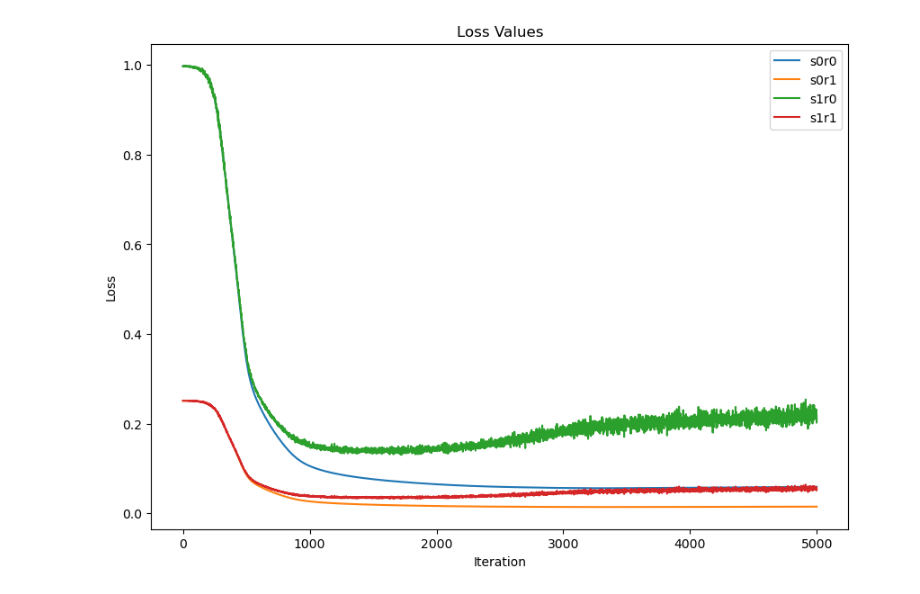
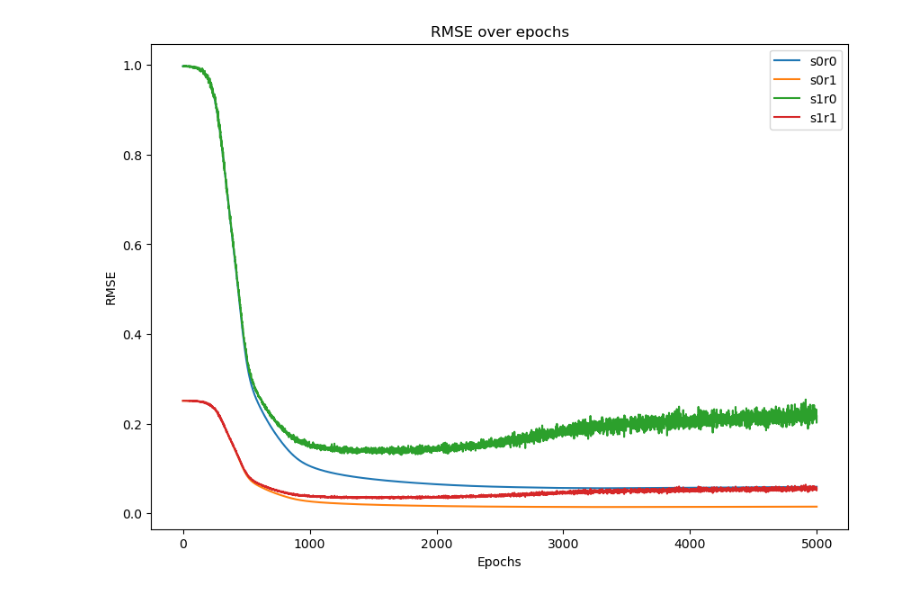
Before and after one commit to liwenlin664477/Probability-Surrogate-Learning, a Jupyter notebook: Multi-Fidelity-High-Order-Gaussian-Processes-for-Physical-Simulation/DGP_hd/test_Multi-Fidelity-High-Order-Gaussian-Processes-for-Physical-Simulation.ipynb, the cells around one changed output. Saved outputs shown, nothing was run; the diff lists cells and outputs as text; code cells hidden in the pictures.

```diff
--- a/Multi-Fidelity-High-Order-Gaussian-Processes-for-Physical-Simulation/DGP_hd/test_Multi-Fidelity-High-Order-Gaussian-Processes-for-Physical-Simulation.ipynb
+++ b/Multi-Fidelity-High-Order-Gaussian-Processes-for-Physical-Simulation/DGP_hd/test_Multi-Fidelity-High-Order-Gaussian-Processes-for-Physical-Simulation.ipynb
@@ -1,26 +1,26 @@
 # %%
 import numpy as np
 import matplotlib.pyplot as plt
 
 # Load the data from csv files
 s0r0 = np.loadtxt("k5f1_s0r0.csv")
 s0r1 = np.loadtxt("k5f1_s0r1.csv")
 s1r0 = np.loadtxt("k5f1_s1r0.csv")
 s1r1 = np.loadtxt("k5f1_s1r1.csv")
 
 plt.figure(figsize=(10, 7))
 
 plt.plot(s0r0, label='s0r0')
 plt.plot(s0r1, label='s0r1')
 plt.plot(s1r0, label='s1r0')
 plt.plot(s1r1, label='s1r1')
 
 plt.legend()
 
-plt.title('Loss Values')
-plt.xlabel('Iteration')
-plt.ylabel('Loss')
+plt.title('RMSE over epochs')
+plt.xlabel('Epochs')
+plt.ylabel('RMSE')
 
 plt.show()
 # %% [output]
-[figure, old version]
+[figure, new version]
```
